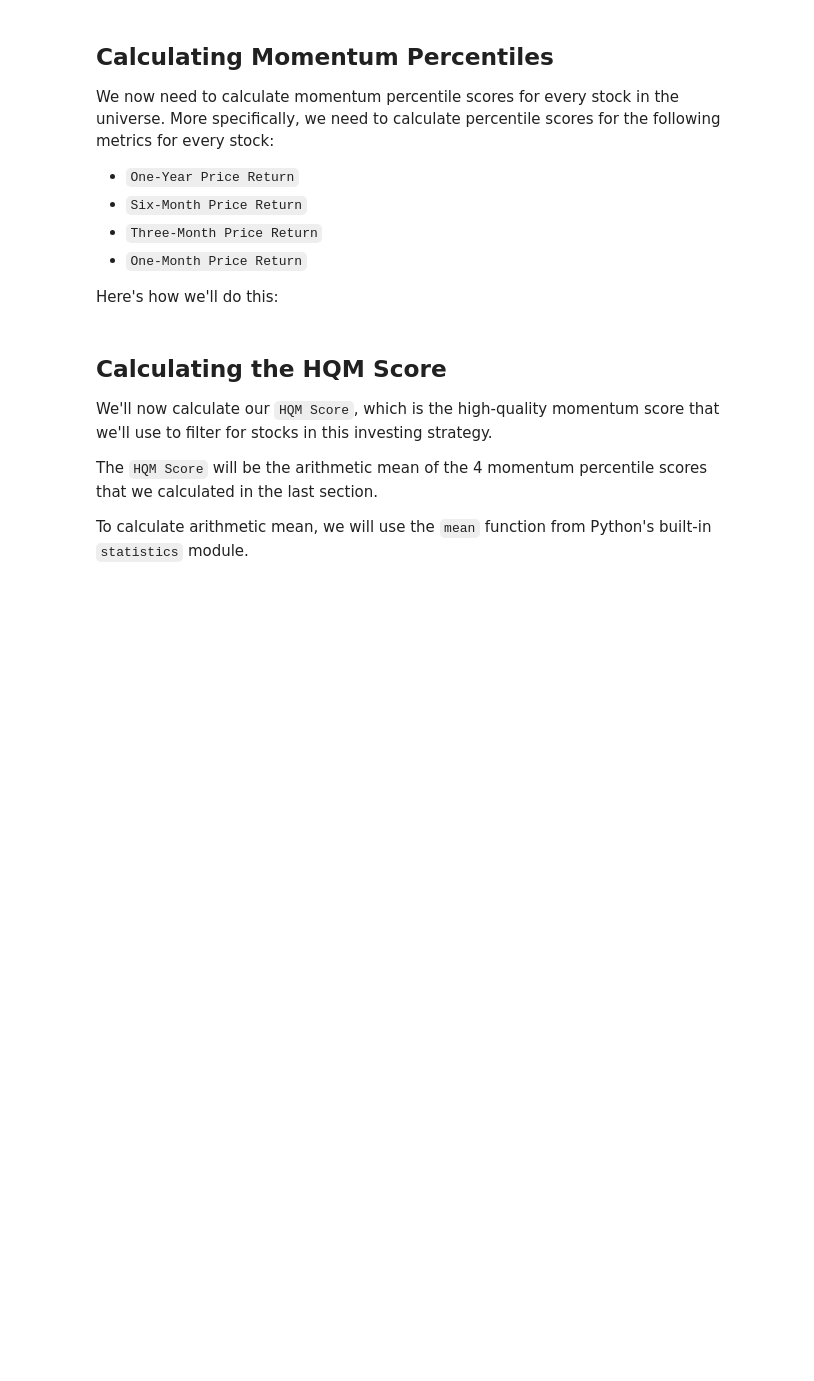
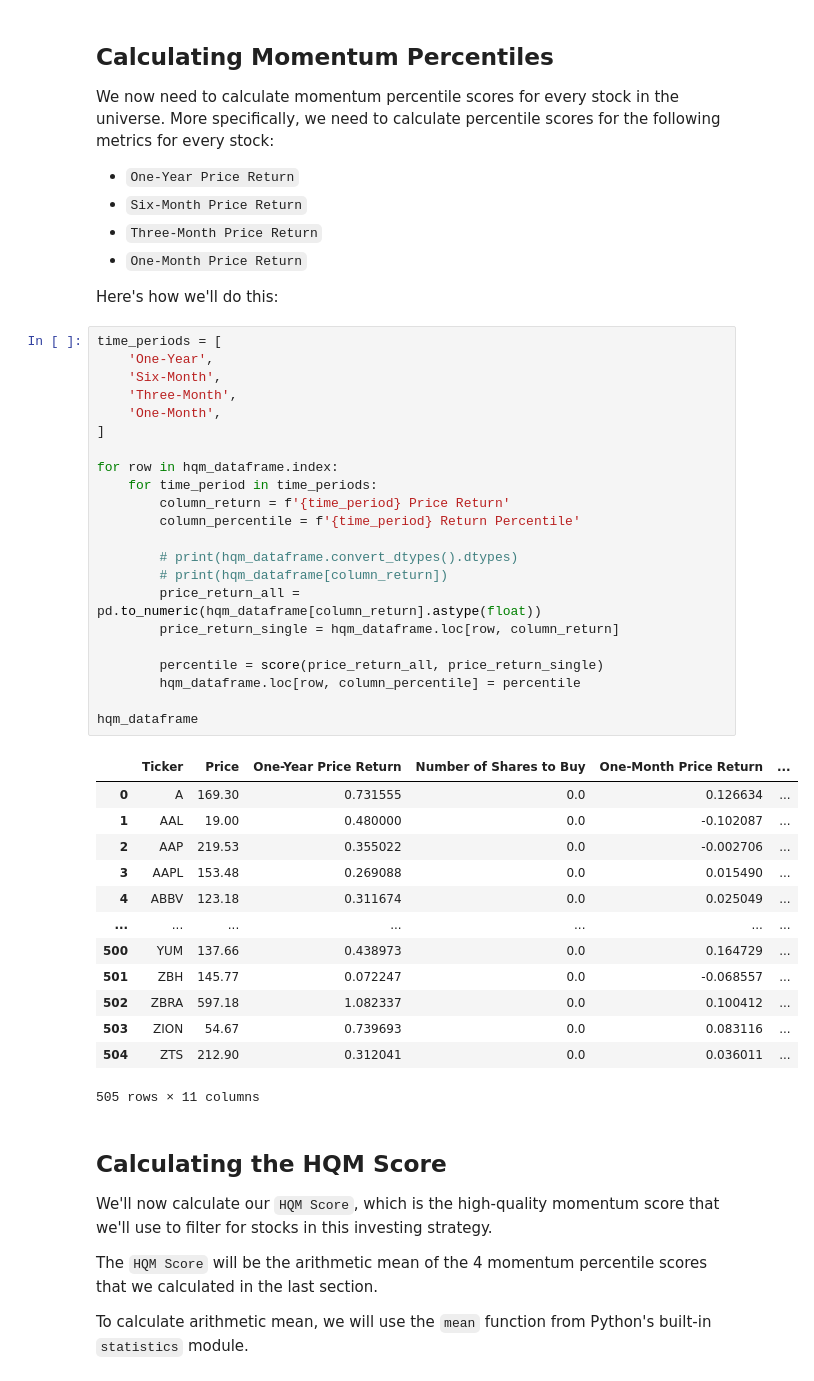
Before and after one commit to phatblat/algorithmic-trading-python, a Jupyter notebook: starter_files/002_quantitative_momentum_strategy.ipynb, the cells around one changed output. Cells and saved outputs as stored; diff of their text form; blank space fills up the shorter version.

```diff
--- a/starter_files/002_quantitative_momentum_strategy.ipynb
+++ b/starter_files/002_quantitative_momentum_strategy.ipynb
@@ -222,6 +297,42 @@ We now need to calculate momentum percentile scores for every stock in the unive
 * `One-Month Price Return`
 
 Here's how we'll do this:
+# %%
+time_periods = [
+    'One-Year',
+    'Six-Month',
+    'Three-Month',
+    'One-Month',
+]
+
+for row in hqm_dataframe.index:
+    for time_period in time_periods:
+        column_return = f'{time_period} Price Return'
+        column_percentile = f'{time_period} Return Percentile'
+
+        # print(hqm_dataframe.convert_dtypes().dtypes)
+        # print(hqm_dataframe[column_return])
+        price_return_all = pd.to_numeric(hqm_dataframe[column_return].astype(float))
+        price_return_single = hqm_dataframe.loc[row, column_return]
+
+        percentile = score(price_return_all, price_return_single)
+        hqm_dataframe.loc[row, column_percentile] = percentile
+
+hqm_dataframe
+# %% [output]
+|  | Ticker | Price | One-Year Price Return | Number of Shares to Buy | One-Month Price Return | ... |
+| 0 | A | 169.30 | 0.731555 | 0.0 | 0.126634 | ... |
+| 1 | AAL | 19.00 | 0.480000 | 0.0 | -0.102087 | ... |
+| 2 | AAP | 219.53 | 0.355022 | 0.0 | -0.002706 | ... |
+| 3 | AAPL | 153.48 | 0.269088 | 0.0 | 0.015490 | ... |
+| 4 | ABBV | 123.18 | 0.311674 | 0.0 | 0.025049 | ... |
+| ... | ... | ... | ... | ... | ... | ... |
+| 500 | YUM | 137.66 | 0.438973 | 0.0 | 0.164729 | ... |
+| 501 | ZBH | 145.77 | 0.072247 | 0.0 | -0.068557 | ... |
+| 502 | ZBRA | 597.18 | 1.082337 | 0.0 | 0.100412 | ... |
+| 503 | ZION | 54.67 | 0.739693 | 0.0 | 0.083116 | ... |
+| 504 | ZTS | 212.90 | 0.312041 | 0.0 | 0.036011 | ... |
+505 rows × 11 columns
 # %% [markdown]
 ## Calculating the HQM Score
 
```
Also changed, not shown: parts of 8 cells of this notebook.
